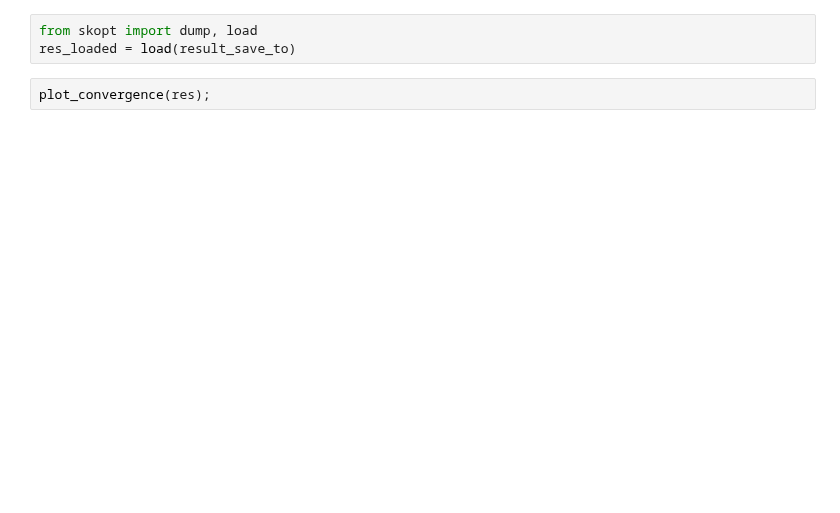
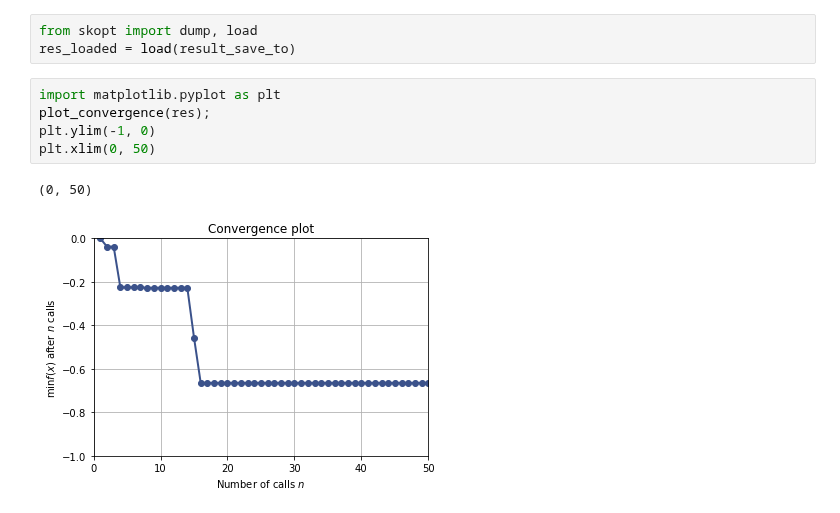
Before and after one commit to SchattenGenie/diff-surrogate, a Jupyter notebook: baselines/gp_opt_2d.ipynb, the cells around one changed output. Saved outputs shown, nothing was run; the diff lists cells and outputs as text; blank space fills up the shorter version.

```diff
--- a/baselines/gp_opt_2d.ipynb
+++ b/baselines/gp_opt_2d.ipynb
@@ -65,7 +65,13 @@ Iteration No: 413 started. Searching for the next optimal point.
 # %%
 from skopt import dump, load
 res_loaded = load(result_save_to)
-# %%
-plot_convergence(res);
+# %%
+import matplotlib.pyplot as plt
+plot_convergence(res);
+plt.ylim(-1, 0)
+plt.xlim(0, 50)
+# %% [output]
+(0, 50)
+[figure, added]
 # %%
 plot_evaluations(res);
```
Also changed, not shown: parts of 6 cells of this notebook, 5 other files.
